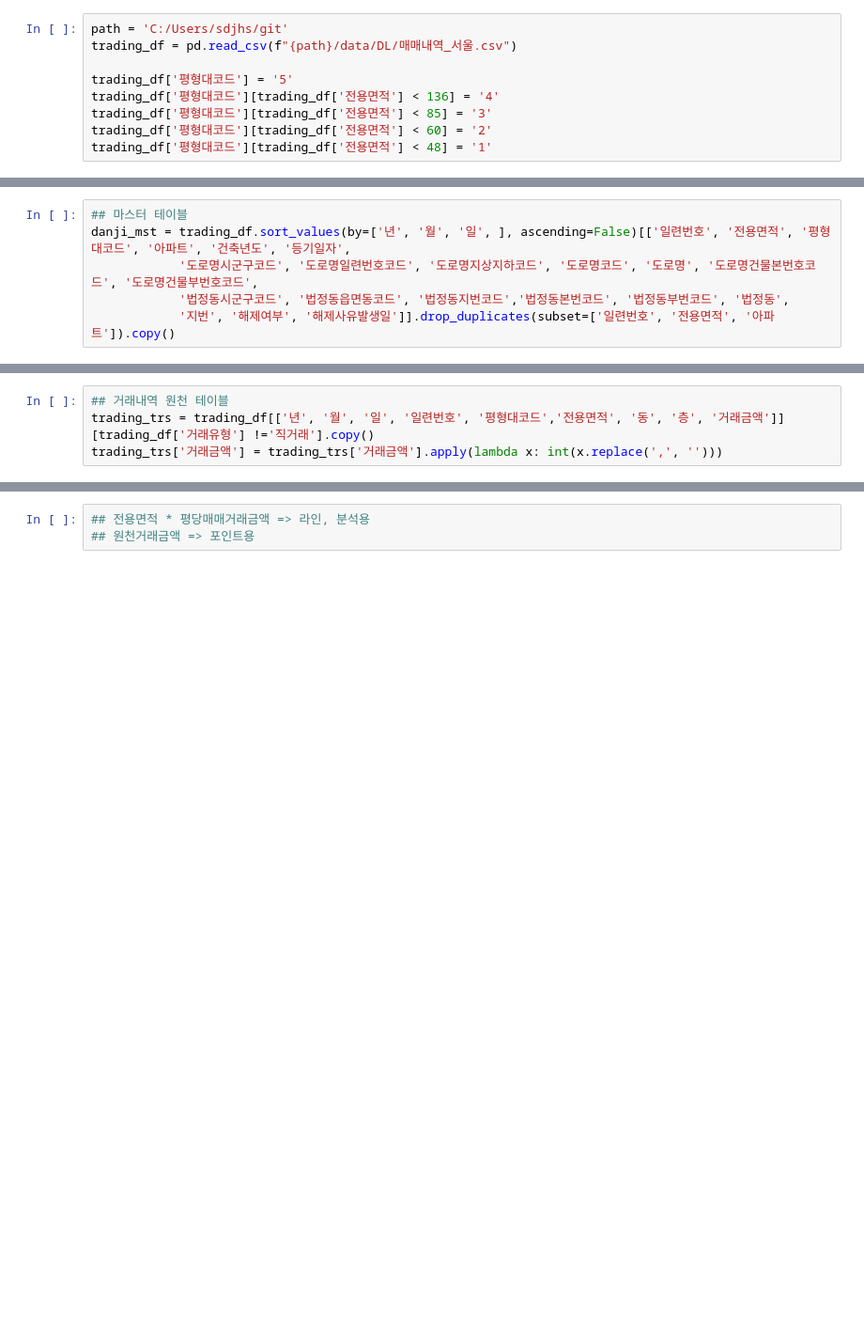
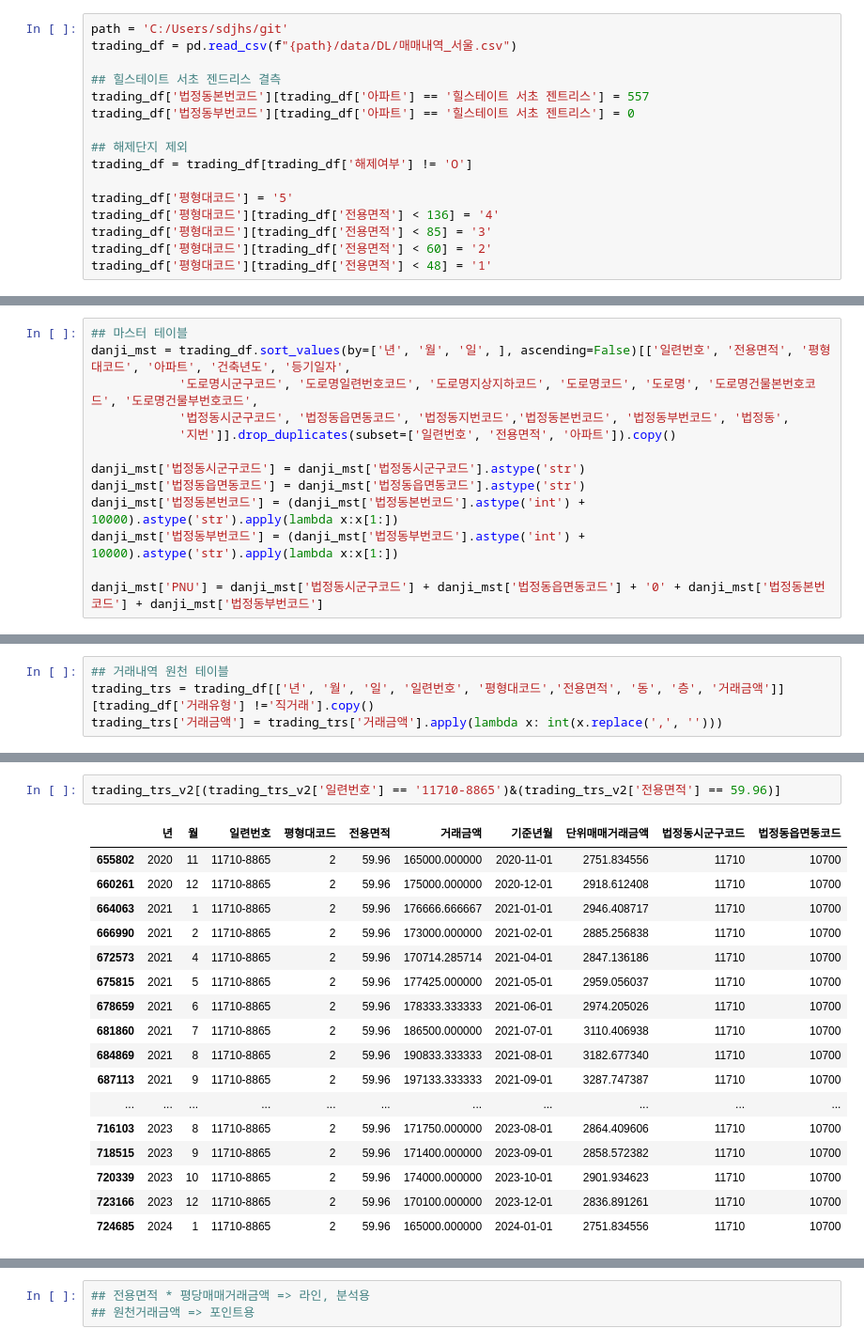
Before and after one commit to sdjhs0327/ws_prop, a Jupyter notebook: script/02_02_apt_trading_preproc.ipynb, the cells around one changed output, grey strips where cells are left out. Shown: that part at 94% size. Drawn from its saved outputs; the diff is of its cells as text; blank space fills up the shorter version.

```diff
--- a/script/02_02_apt_trading_preproc.ipynb
+++ b/script/02_02_apt_trading_preproc.ipynb
@@ -26,6 +26,13 @@ plt.rcParams["figure.figsize"] = (10,6)
 # %%
 path = 'C:/Users/sdjhs/git'
 trading_df = pd.read_csv(f"{path}/data/DL/매매내역_서울.csv")
+
+## 힐스테이트 서초 젠드리스 결측
+trading_df['법정동본번코드'][trading_df['아파트'] == '힐스테이트 서초 젠트리스'] = 557
+trading_df['법정동부번코드'][trading_df['아파트'] == '힐스테이트 서초 젠트리스'] = 0
+
+## 해제단지 제외
+trading_df = trading_df[trading_df['해제여부'] != 'O']
 
 trading_df['평형대코드'] = '5'
 trading_df['평형대코드'][trading_df['전용면적'] < 136] = '4'
@@ -37,4 +52,11 @@ trading_df['평형대코드'][trading_df['전용면적'] < 48] = '1'
 danji_mst = trading_df.sort_values(by=['년', '월', '일', ], ascending=False)[['일련번호', '전용면적', '평형대코드', '아파트', '건축년도', '등기일자',
             '도로명시군구코드', '도로명일련번호코드', '도로명지상지하코드', '도로명코드', '도로명', '도로명건물본번호코드', '도로명건물부번호코드',
             '법정동시군구코드', '법정동읍면동코드', '법정동지번코드','법정동본번코드', '법정동부번코드', '법정동',
-            '지번', '해제여부', '해제사유발생일']].drop_duplicates(subset=['일련번호', '전용면적', '아파트']).copy()
+            '지번']].drop_duplicates(subset=['일련번호', '전용면적', '아파트']).copy()
+
+danji_mst['법정동시군구코드'] = danji_mst['법정동시군구코드'].astype('str')
+danji_mst['법정동읍면동코드'] = danji_mst['법정동읍면동코드'].astype('str')
+danji_mst['법정동본번코드'] = (danji_mst['법정동본번코드'].astype('int') + 10000).astype('str').apply(lambda x:x[1:])
+danji_mst['법정동부번코드'] = (danji_mst['법정동부번코드'].astype('int') + 10000).astype('str').apply(lambda x:x[1:])
+
+danji_mst['PNU'] = danji_mst['법정동시군구코드'] + danji_mst['법정동읍면동코드'] + '0' + danji_mst['법정동본번코드'] + danji_mst['법정동부번코드']
@@ -105,0 +161,20 @@ danji_mst[['일련번호', '아파트', '전용면적', '평형대코드']].merg
+# %%
+trading_trs_v2[(trading_trs_v2['일련번호'] == '11710-8865')&(trading_trs_v2['전용면적'] == 59.96)]
+# %% [output]
+|  | 년 | 월 | 일련번호 | 평형대코드 | 전용면적 | 거래금액 | 기준년월 | 단위매매거래금액 | 법정동시군구코드 | 법정동읍면동코드 |
+| 655802 | 2020 | 11 | 11710-8865 | 2 | 59.96 | 165000.000000 | 2020-11-01 | 2751.834556 | 11710 | 10700 |
+| 660261 | 2020 | 12 | 11710-8865 | 2 | 59.96 | 175000.000000 | 2020-12-01 | 2918.612408 | 11710 | 10700 |
+| 664063 | 2021 | 1 | 11710-8865 | 2 | 59.96 | 176666.666667 | 2021-01-01 | 2946.408717 | 11710 | 10700 |
+| 666990 | 2021 | 2 | 11710-8865 | 2 | 59.96 | 173000.000000 | 2021-02-01 | 2885.256838 | 11710 | 10700 |
+| 672573 | 2021 | 4 | 11710-8865 | 2 | 59.96 | 170714.285714 | 2021-04-01 | 2847.136186 | 11710 | 10700 |
+| 675815 | 2021 | 5 | 11710-8865 | 2 | 59.96 | 177425.000000 | 2021-05-01 | 2959.056037 | 11710 | 10700 |
+| 678659 | 2021 | 6 | 11710-8865 | 2 | 59.96 | 178333.333333 | 2021-06-01 | 2974.205026 | 11710 | 10700 |
+| 681860 | 2021 | 7 | 11710-8865 | 2 | 59.96 | 186500.000000 | 2021-07-01 | 3110.406938 | 11710 | 10700 |
+| 684869 | 2021 | 8 | 11710-8865 | 2 | 59.96 | 190833.333333 | 2021-08-01 | 3182.677340 | 11710 | 10700 |
+| 687113 | 2021 | 9 | 11710-8865 | 2 | 59.96 | 197133.333333 | 2021-09-01 | 3287.747387 | 11710 | 10700 |
+| ... | ... | ... | ... | ... | ... | ... | ... | ... | ... | ... |
+| 716103 | 2023 | 8 | 11710-8865 | 2 | 59.96 | 171750.000000 | 2023-08-01 | 2864.409606 | 11710 | 10700 |
+| 718515 | 2023 | 9 | 11710-8865 | 2 | 59.96 | 171400.000000 | 2023-09-01 | 2858.572382 | 11710 | 10700 |
+| 720339 | 2023 | 10 | 11710-8865 | 2 | 59.96 | 174000.000000 | 2023-10-01 | 2901.934623 | 11710 | 10700 |
+| 723166 | 2023 | 12 | 11710-8865 | 2 | 59.96 | 170100.000000 | 2023-12-01 | 2836.891261 | 11710 | 10700 |
+| 724685 | 2024 | 1 | 11710-8865 | 2 | 59.96 | 165000.000000 | 2024-01-01 | 2751.834556 | 11710 | 10700 |
```
Also changed, not shown: parts of 10 cells of this notebook, 1 other file.
